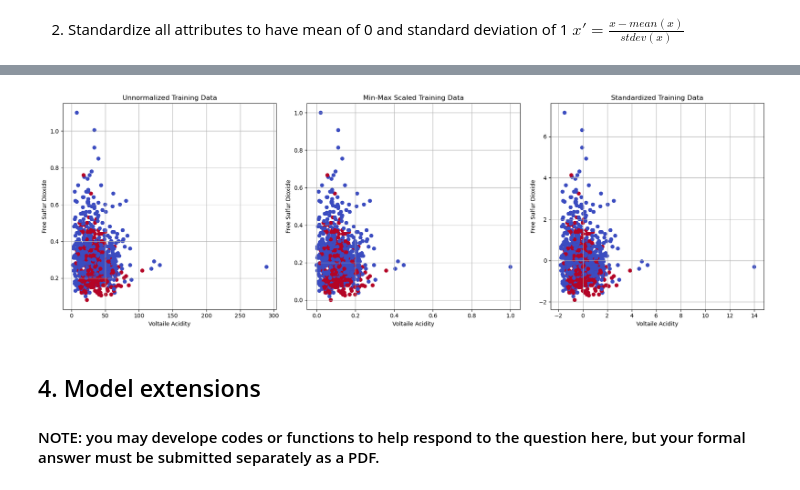
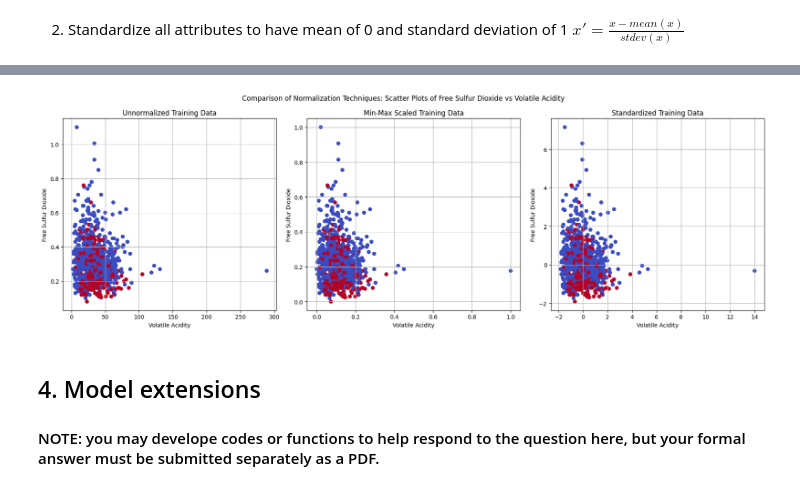
Before and after one commit to JZYNX/ML-assignment-1, a Jupyter notebook: COMP30027_2024_asst1_template.ipynb, the cells around one changed output, grey strips where cells are left out. Drawn from its saved outputs; the diff is of its cells as text; code cells hidden in the pictures.

Commit message:
scatter plots for normalisation

```diff
--- a/COMP30027_2024_asst1_template.ipynb
+++ b/COMP30027_2024_asst1_template.ipynb
@@ -376,30 +376,33 @@ Accuracy: 86.74%
 # %%
 import matplotlib.pyplot as plt
 
 # Define function for plotting 2D scatterplots
 def plot_scatterplot(ax, X1, X2, y, title):
     ax.scatter(X1, X2, c=y, cmap=plt.cm.coolwarm)
     ax.set_title(title)
-    ax.set_xlabel('Voltaile Acidity')
+    ax.set_xlabel('Volatile Acidity')
     ax.set_ylabel('Free Sulfur Dioxide')
     ax.grid(True)
 
 # Plot unnormalized training data
 fig, axes = plt.subplots(1, 3, figsize=(18, 6))
 
 plot_scatterplot(axes[0], X_train['freeSulfurDioxide'], X_train['volatileAcidity'], y_train, 'Unnormalized Training Data')
 
 # Plot min-max scaled training data
 plot_scatterplot(axes[1], scaled_X_train['freeSulfurDioxide'], scaled_X_train['volatileAcidity'], y_train, 'Min-Max Scaled Training Data')
 
 # Plot standardized training data
 plot_scatterplot(axes[2], standardized_X_train['freeSulfurDioxide'], standardized_X_train['volatileAcidity'], y_train, 'Standardized Training Data')
 
+# Add a title
+fig.suptitle('Comparison of Normalization Techniques: Scatter Plots of Free Sulfur Dioxide vs Volatile Acidity')
+
 plt.tight_layout()
 plt.savefig(f'{directory}/normalisation_scatter_plots.png')
 plt.show()
 # %% [output]
-[figure, old version]
+[figure, new version]
 # %% [markdown]
 ## 4. Model extensions
 
```
Also changed, not shown: parts of 1 cell of this notebook, 7 other files.
